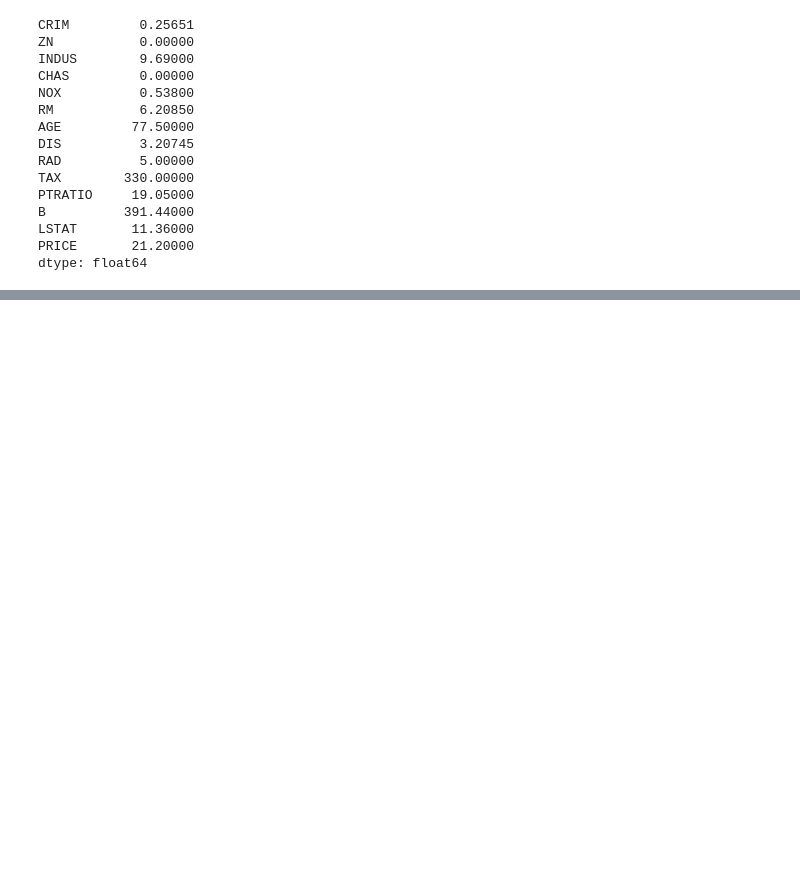
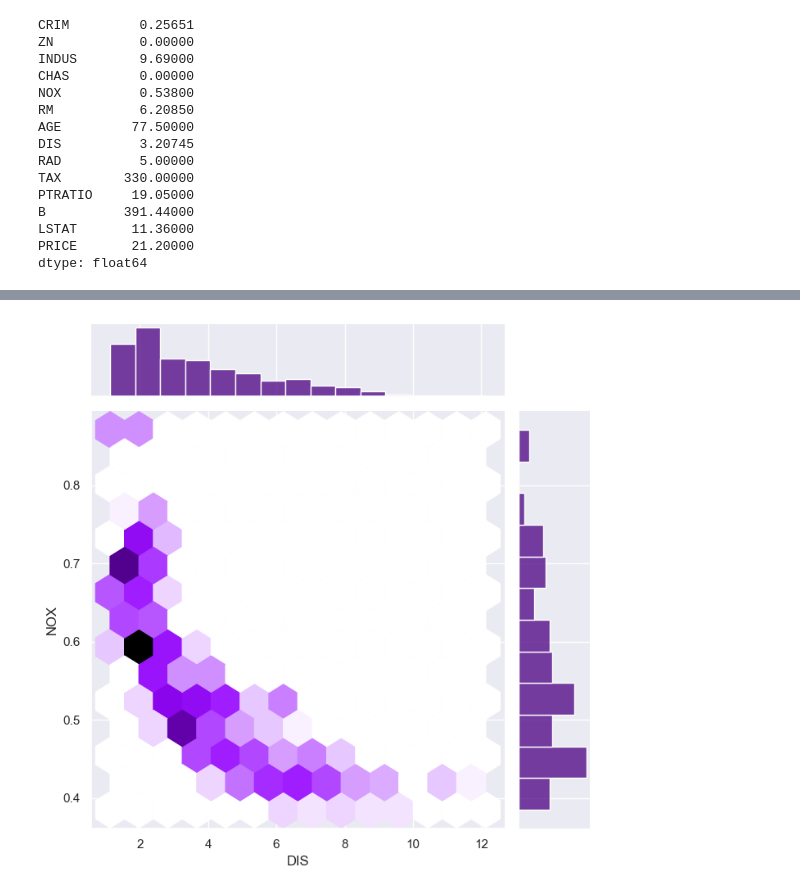
Before and after one commit to JonniiRingo/Data-Science-Ml, a Jupyter notebook: 04 Multivariate Regression.ipynb, the cells around one changed output, grey strips where cells are left out. Saved outputs shown, nothing was run; the diff lists cells and outputs as text; code cells hidden in the pictures; blank space fills up the shorter version.

```diff
--- a/04 Multivariate Regression.ipynb
+++ b/04 Multivariate Regression.ipynb
@@ -355,0 +431,7 @@ data.describe()
+# %%
+sns.set_theme()
+sns.set_context('notebook')
+sns.jointplot(x=data['DIS'], y=data['NOX'], kind='hex', height=7, color='indigo')
+plt.show()
+# %% [output]
+[figure, added]
```
Also changed, not shown: parts of 9 cells of this notebook, 1 other file.
